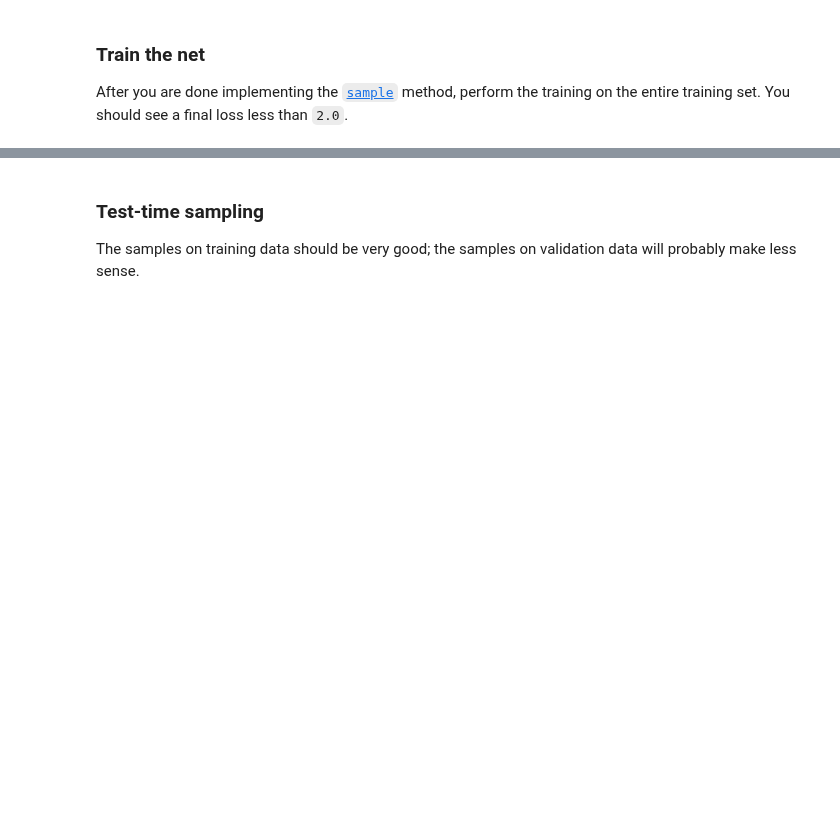
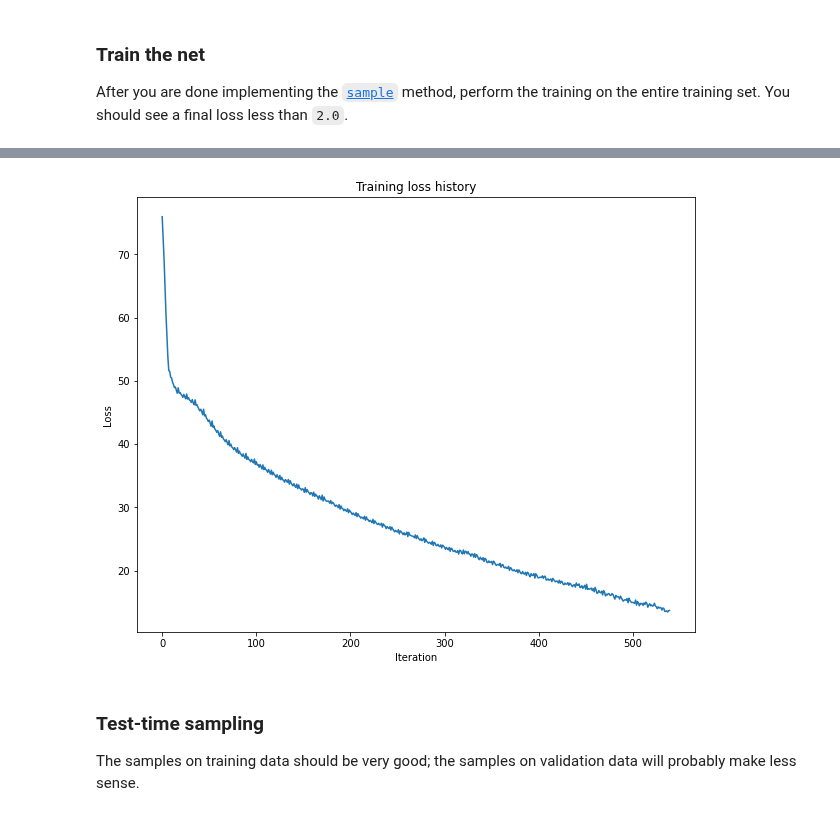
Before and after one commit to AmrKhalifa/Solutions-to-Deep-Learning-for-Computer-Vision-EECS-498-007-598-005-, a Jupyter notebook: Assignment_4/rnn_lstm_attention_captioning.ipynb, the cells around one changed output, grey strips where cells are left out. Saved outputs shown, nothing was run; the diff lists cells and outputs as text; code cells hidden in the pictures; blank space fills up the shorter version.

```diff
--- a/Assignment_4/rnn_lstm_attention_captioning.ipynb
+++ b/Assignment_4/rnn_lstm_attention_captioning.ipynb
@@ -1199,7 +1261,7 @@ small_caption_data = data_dict['train_captions'][sample_idx].to('cuda')
 
 # optimization arguments
 num_epochs = 60
-batch_size = 250
+batch_size = 1024
 
 # create the image captioning model
 rnn_model = CaptioningRNN(
@@ -1215,3 +1277,4 @@ for learning_rate in [1e-3]:
   CaptioningTrain(rnn_model, small_image_data, small_caption_data,
                 num_epochs=num_epochs, batch_size=batch_size,
                 learning_rate=learning_rate)
+# %% [output]
@@ -1218,3 +1298,4 @@ for learning_rate in [1e-3]:
+[figure, added]
 # %% [markdown]
 ### Test-time sampling
 The samples on training data should be very good; the samples on validation data will probably make less sense.
```
Also changed, not shown: parts of 15 cells of this notebook, 1 other file.
